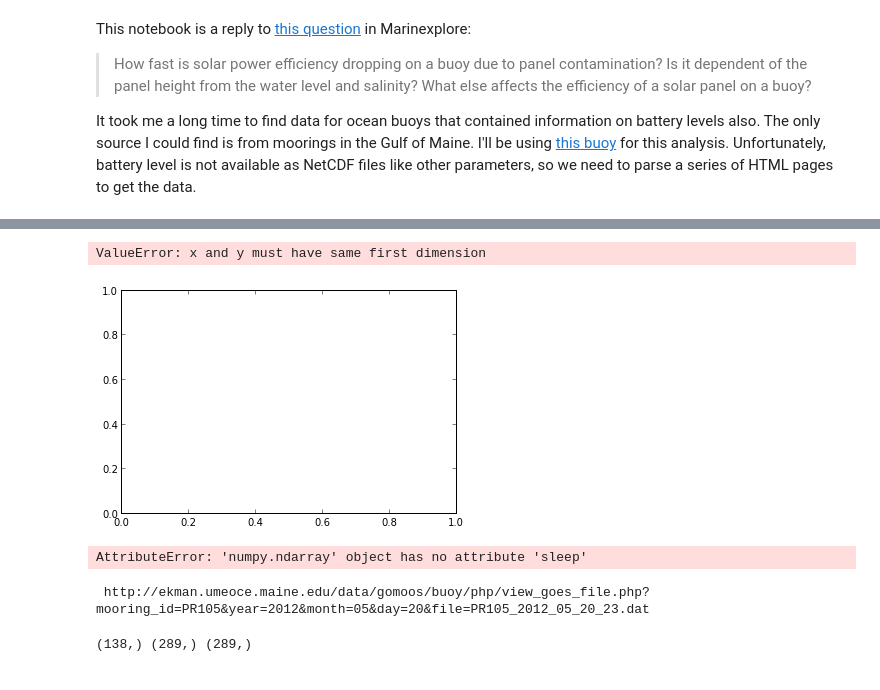
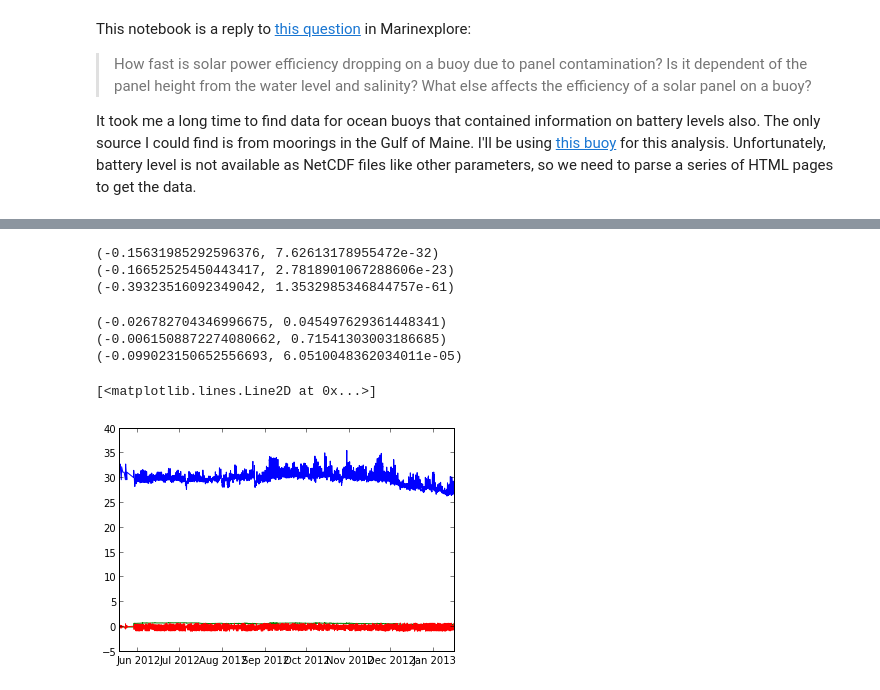
Before and after one commit to betodealmeida/notebooks, a Jupyter notebook: solar_panel/Solar panel decay.ipynb, the cells around one changed output, grey strips where cells are left out. Drawn from its saved outputs; the diff is of its cells as text; code cells hidden in the pictures.

Commit message:
Calculated correlations

```diff
--- a/solar_panel/Solar panel decay.ipynb
+++ b/solar_panel/Solar panel decay.ipynb
@@ -53,6 +56,7 @@ end = datetime.today()
 
 battery = []
 temperature = []
+conductivity = []
 time = []
 
 days = (end-start).days
@@ -102,11 +106,18 @@ for i in range(days):
         for td in tds:
             battery.append(float(td.text))
 
+        #var = doc.find('td', text=re.compile('GCTD0Temp'))
         var = doc.find('td', text=re.compile('Gitemp'))
         tr = var.find_parent('tr')
         tds = [col for col, ok in zip(tr.find_all('td')[2:], codes) if ok]
         for td in tds:
             temperature.append(float(td.text))
 
+        var = doc.find('td', text=re.compile('GCTD0Con2'))
+        tr = var.find_parent('tr')
+        tds = [col for col, ok in zip(tr.find_all('td')[2:], codes) if ok]
+        for td in tds:
+            conductivity.append(float(td.text))
+
     day += timedelta(days=1)
 # %% [output]
@@ -118,4 +125,11 @@ http://ekman.umeoce.maine.edu/data/gomoos/buoy/php/view_goes_file.php?mooring_id
 # %%
-battery = np.array(battery)
-temperature = np.array(temperature)
-time = pylab.date2num(time)
+batt = np.array(battery)
+temp = np.array(temperature)
+cond = np.array(conductivity)
+t = pylab.date2num(time)
+# %%
+# remove duplicates
+time2, valid = np.unique(t, return_index=True)
+temp2 = temp[valid]
+cond2 = cond[valid]
+batt2 = batt[valid]
@@ -122,24 +146,37 @@ time = pylab.date2num(time)
+# %%
+# calculate the charging/discharging
+dbatt = batt2[1:] - batt2[:-1]
+# %%
+print scipy.stats.pearsonr(temp2[1:], dbatt)
+
+discharge = dbatt < 0
+print scipy.stats.pearsonr(temp2[1:][discharge], dbatt[discharge])
+
+charge = dbatt > 0
+print scipy.stats.pearsonr(temp2[1:][charge], dbatt[charge])
+# %% [output]
+(-0.15631985292596376, 7.62613178955472e-32)
+(-0.16652525450443417, 2.7818901067288606e-23)
+(-0.39323516092349042, 1.3532985346844757e-61)
+# %%
+print scipy.stats.pearsonr(cond2[1:], dbatt)
+
+discharge = dbatt < 0
+print scipy.stats.pearsonr(cond2[1:][discharge], dbatt[discharge])
+
+charge = dbatt > 0
+print scipy.stats.pearsonr(cond2[1:][charge], dbatt[charge])
+# %% [output]
+(-0.026782704346996675, 0.045497629361448341)
+(-0.0061508872274080662, 0.71541303003186685)
+(-0.099023150652556693, 6.0510048362034011e-05)
 # %%
 fig = pylab.figure()
 ax = fig.gca()
 
-ax.plot_date(time, temperature[:-1], 'b-')
-ax.plot_date(time, battery[:-1], 'r-')
+ax.plot_date(time2, temp2, 'b-')
+ax.plot_date(time2, cond2, 'g-')
+ax.plot_date(time2[1:], dbatt, 'r-')
 # %% [output]
-ValueError: x and y must have same first dimension
+[<matplotlib.lines.Line2D at 0x...>]
-[figure, old version]
+[figure, new version]
-# %%
-p = ProgressBar(1000)
-for i in range(1001):
-    time.sleep(0.002)
-    p.animate(i)
-# %% [output]
-AttributeError: 'numpy.ndarray' object has no attribute 'sleep'
-# %%
-print r.url
-# %% [output]
- http://ekman.umeoce.maine.edu/data/gomoos/buoy/php/view_goes_file.php?mooring_id=PR105&year=2012&month=05&day=20&file=PR105_2012_05_20_23.dat
-# %%
-print time.shape, temperature.shape, battery.shape
-# %% [output]
-(138,) (289,) (289,)
```
Also changed, not shown: parts of 4 cells of this notebook.
